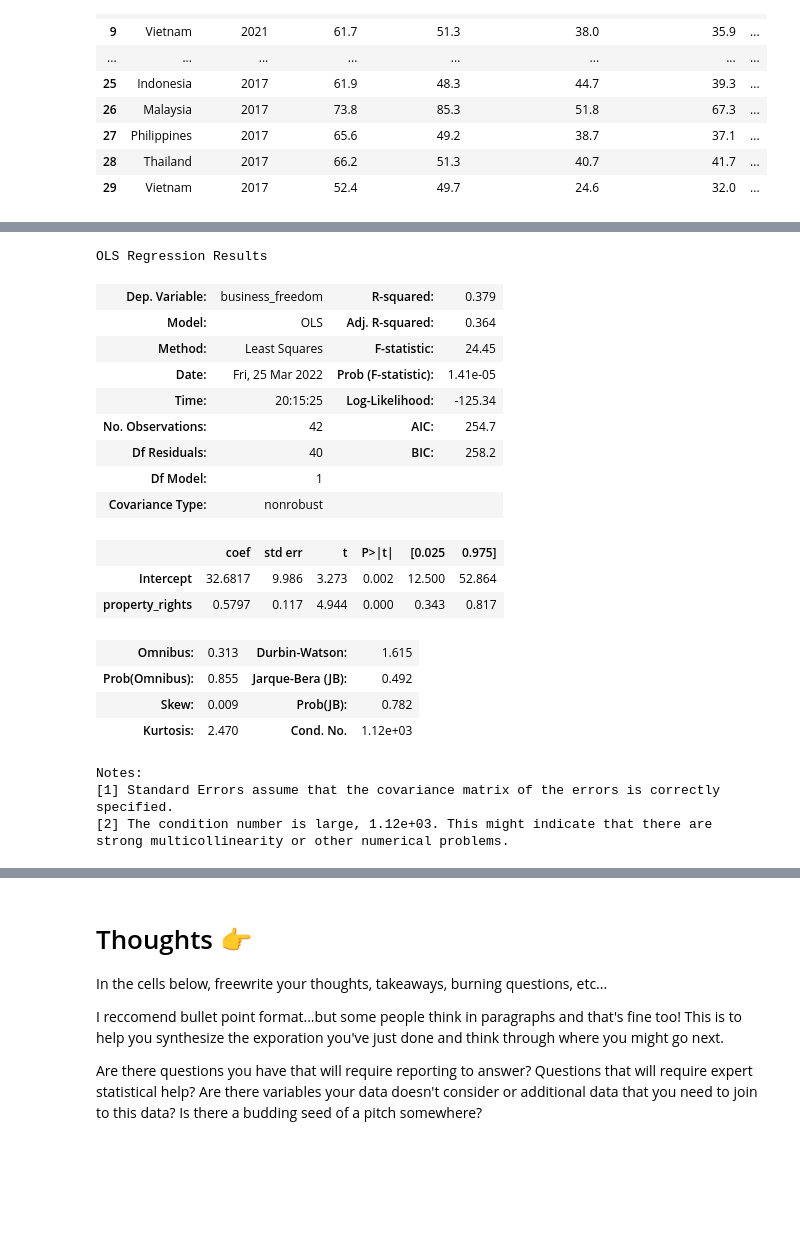
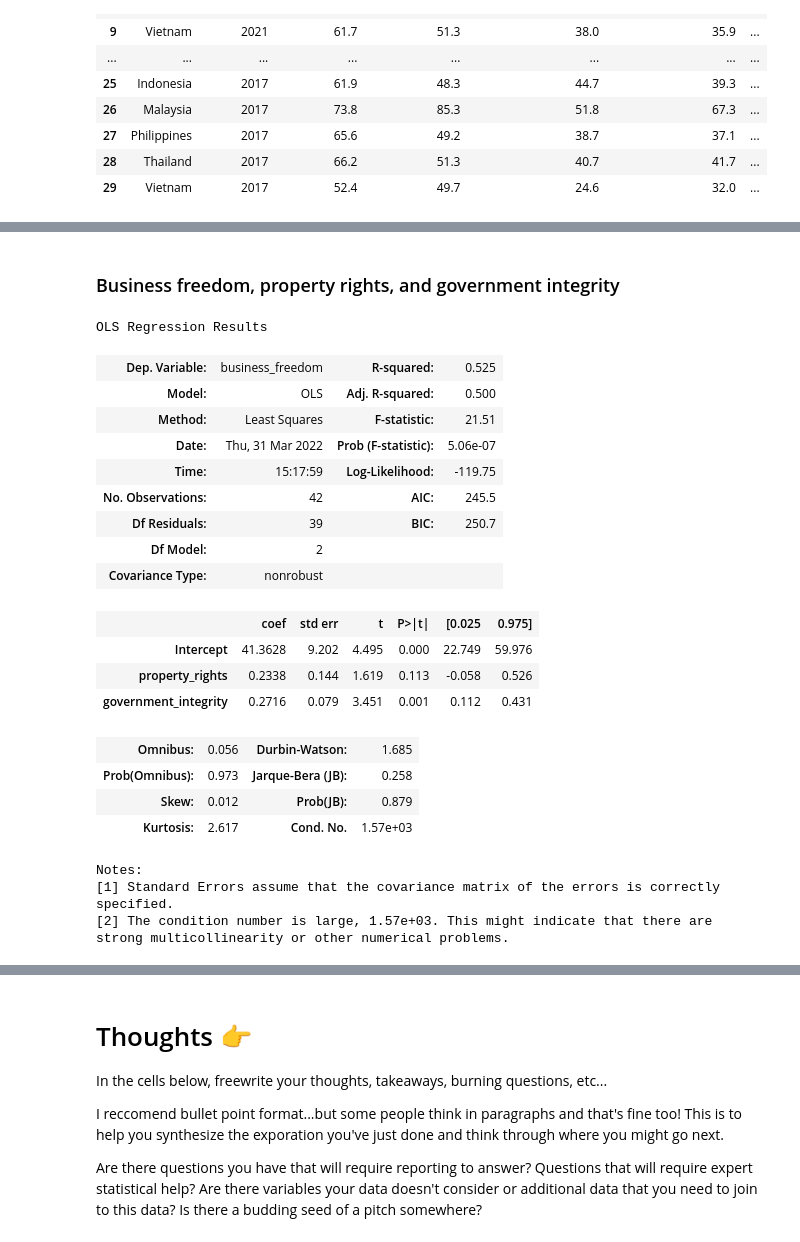
Before and after one commit to pmagtulis/practice-notebooks, a Jupyter notebook: regressions-eda.ipynb, the cells around one changed output, grey strips where cells are left out. Drawn from its saved outputs; the diff is of its cells as text; code cells hidden in the pictures; blank space fills up the shorter version.

```diff
--- a/regressions-eda.ipynb
+++ b/regressions-eda.ipynb
@@ -540,26 +582,29 @@ Notes:
+# %% [markdown]
+### Business freedom, property rights, and government integrity
 # %%
-model = smf.ols("business_freedom ~ property_rights", data=g7)
+model = smf.ols("business_freedom ~ property_rights + government_integrity", data=g7)
 results = model.fit()
 results.summary()
 # %% [output]
 OLS Regression Results
-| Dep. Variable: | business_freedom | R-squared: | 0.379 |
-| Model: | OLS | Adj. R-squared: | 0.364 |
-| Method: | Least Squares | F-statistic: | 24.45 |
-| Date: | Fri, 25 Mar 2022 | Prob (F-statistic): | 1.41e-05 |
-| Time: | 20:15:25 | Log-Likelihood: | -125.34 |
-| No. Observations: | 42 | AIC: | 254.7 |
-| Df Residuals: | 40 | BIC: | 258.2 |
-| Df Model: | 1 |  |  |
+| Dep. Variable: | business_freedom | R-squared: | 0.525 |
+| Model: | OLS | Adj. R-squared: | 0.500 |
+| Method: | Least Squares | F-statistic: | 21.51 |
+| Date: | Thu, 31 Mar 2022 | Prob (F-statistic): | 5.06e-07 |
+| Time: | 15:17:59 | Log-Likelihood: | -119.75 |
+| No. Observations: | 42 | AIC: | 245.5 |
+| Df Residuals: | 39 | BIC: | 250.7 |
+| Df Model: | 2 |  |  |
 | Covariance Type: | nonrobust |  |  |
 |  | coef | std err | t | P>|t| | [0.025 | 0.975] |
-| Intercept | 32.6817 | 9.986 | 3.273 | 0.002 | 12.500 | 52.864 |
-| property_rights | 0.5797 | 0.117 | 4.944 | 0.000 | 0.343 | 0.817 |
+| Intercept | 41.3628 | 9.202 | 4.495 | 0.000 | 22.749 | 59.976 |
+| property_rights | 0.2338 | 0.144 | 1.619 | 0.113 | -0.058 | 0.526 |
+| government_integrity | 0.2716 | 0.079 | 3.451 | 0.001 | 0.112 | 0.431 |
-| Omnibus: | 0.313 | Durbin-Watson: | 1.615 |
-| Prob(Omnibus): | 0.855 | Jarque-Bera (JB): | 0.492 |
-| Skew: | 0.009 | Prob(JB): | 0.782 |
-| Kurtosis: | 2.470 | Cond. No. | 1.12e+03 |
+| Omnibus: | 0.056 | Durbin-Watson: | 1.685 |
+| Prob(Omnibus): | 0.973 | Jarque-Bera (JB): | 0.258 |
+| Skew: | 0.012 | Prob(JB): | 0.879 |
+| Kurtosis: | 2.617 | Cond. No. | 1.57e+03 |
 Notes:
 [1] Standard Errors assume that the covariance matrix of the errors is correctly specified.
-[2] The condition number is large, 1.12e+03. This might indicate that there are
+[2] The condition number is large, 1.57e+03. This might indicate that there are
 strong multicollinearity or other numerical problems.
```
Also changed, not shown: parts of 39 cells of this notebook.
